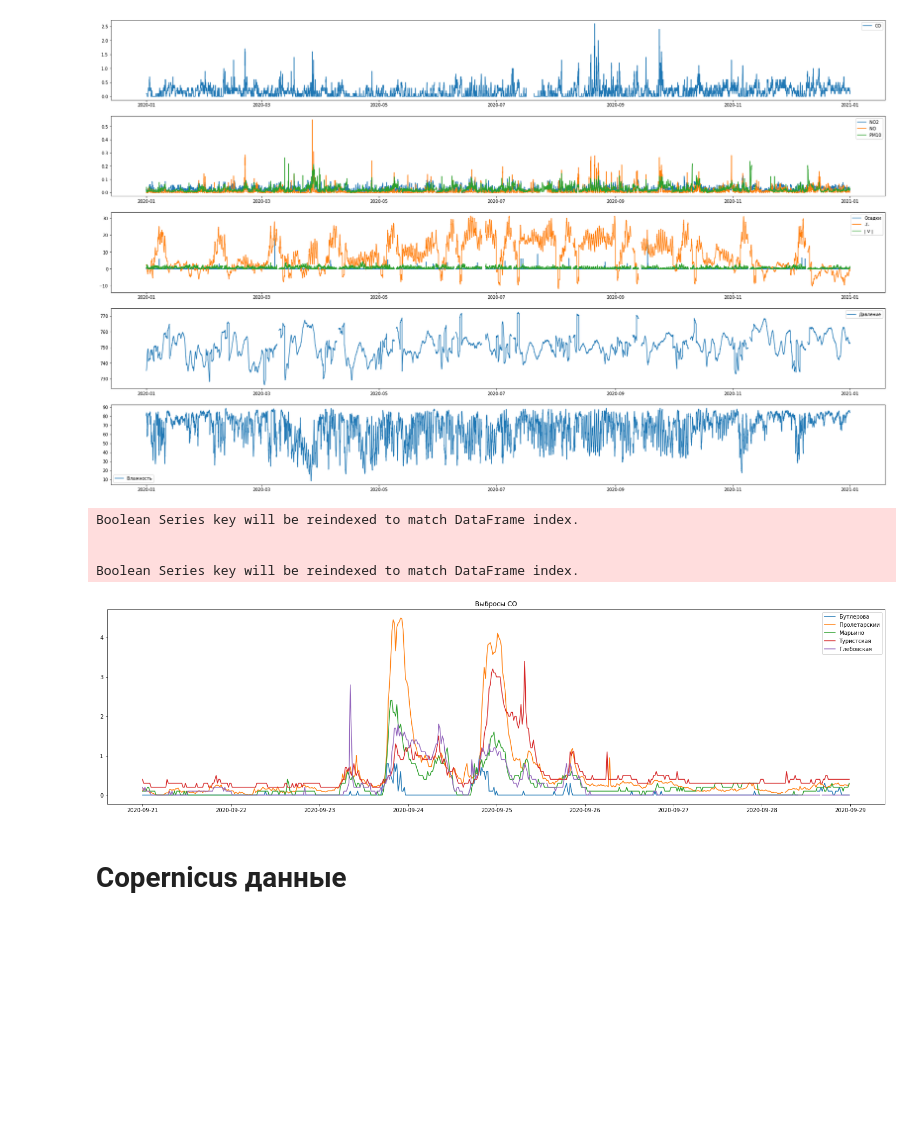
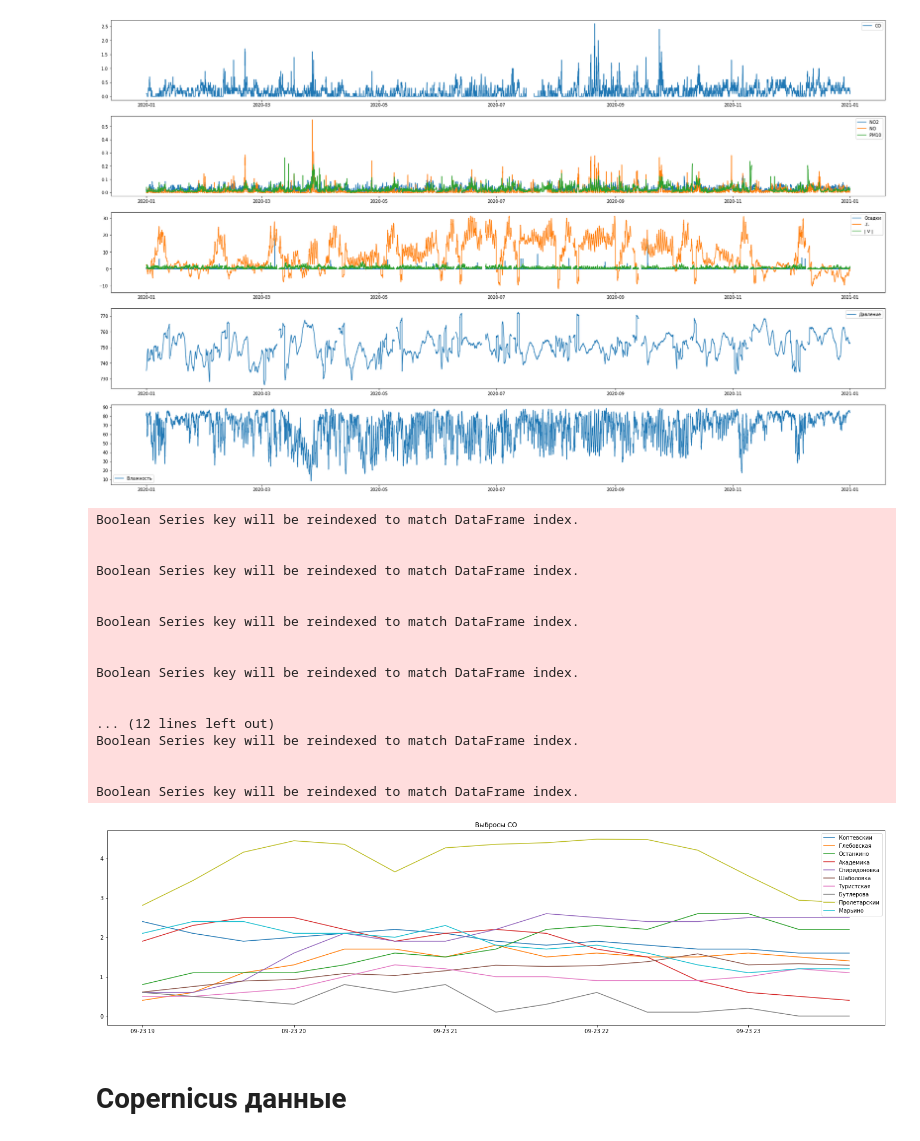
Before and after one commit to vprud/air_tracer, a Jupyter notebook: notes/01_read_data.ipynb, the cells around one changed output. Drawn from its saved outputs; the diff is of its cells as text; code cells hidden in the pictures; blank space fills up the shorter version.

```diff
--- a/notes/01_read_data.ipynb
+++ b/notes/01_read_data.ipynb
@@ -26,6 +27,6 @@ def set_size(w,h, ax=None):
     figh = float(h)/(t-b)
     ax.figure.set_size_inches(figw, figh)
 # %%
-posts = pd.read_csv('../data/Датасет_04/02_координаты_станций.csv', sep=';', names=['post_name', 'latitude', 'longitude'])
+posts_df = pd.read_csv('../data/Датасет_04/02_координаты_станций.csv', sep=';', names=['post_name', 'latitude', 'longitude'])
 posts = gpd.GeoDataFrame(
-                posts, geometry=gpd.points_from_xy(posts.longitude, posts.latitude))
+                posts_df, geometry=gpd.points_from_xy(posts_df.longitude, posts_df.latitude))
@@ -134,21 +149,49 @@ plot_report(datasets['Марьино'])
 # %% [output]
 [figure]
 # %%
-mask = (data['Дата и время'] >= '2020-09-21 00:00:00') & (data['Дата и время'] < '2020-09-29 00:00:00')
+mask = (data['Дата и время'] >= '2020-09-23 19:00:00') & (data['Дата и время'] < '2020-09-24 00:00:00')
+# %%
+tmp_slice = pd.DataFrame(columns=['Дата и время', 'CO', 'NO2', 'NO', 'PM10', 'PM25', 'Unnamed: 6', '-T-',
+       '| V |', '_V_', 'Давление', 'Влажность', 'Осадки', 'latitude',
+       'longitude', 'post_name'])
 # %%
 fig, axs = plt.subplots(1)
 
-keys = ['Бутлерова', 'Пролетарскии', 'Марьино', 'Туристская', 'Глебовская']
+# keys = ['Бутлерова', 'Пролетарскии', 'Марьино', 'Туристская', 'Глебовская']
+keys = datasets.keys()
 for key in keys:
 
     axs.plot(datasets[key][mask==True]['Дата и время'], datasets[key][mask==True]['CO'])
 
+    tmp = datasets[key][mask==True].copy()
+
+    tmp2 = posts_df.query('post_name == @key')
+
+    tmp['latitude'] = tmp2['latitude'].values[0]
+    tmp['longitude'] = tmp2['longitude'].values[0]
+    tmp['post_name'] = tmp2['post_name'].values[0]
+
+    tmp_slice = pd.concat([tmp_slice, tmp])
+
 axs.legend(keys)
 axs.set_title('Выбросы CO')
 set_size(20,5)
 # %% [output]
 Boolean Series key will be reindexed to match DataFrame index.
 
 
 Boolean Series key will be reindexed to match DataFrame index.
+
+
+Boolean Series key will be reindexed to match DataFrame index.
+
+
+Boolean Series key will be reindexed to match DataFrame index.
+
+
+... (12 lines left out)
+Boolean Series key will be reindexed to match DataFrame index.
+
+
+Boolean Series key will be reindexed to match DataFrame index.
-[figure, old version]
+[figure, new version]
```
Also changed, not shown: parts of 18 cells of this notebook, 4 other files.
